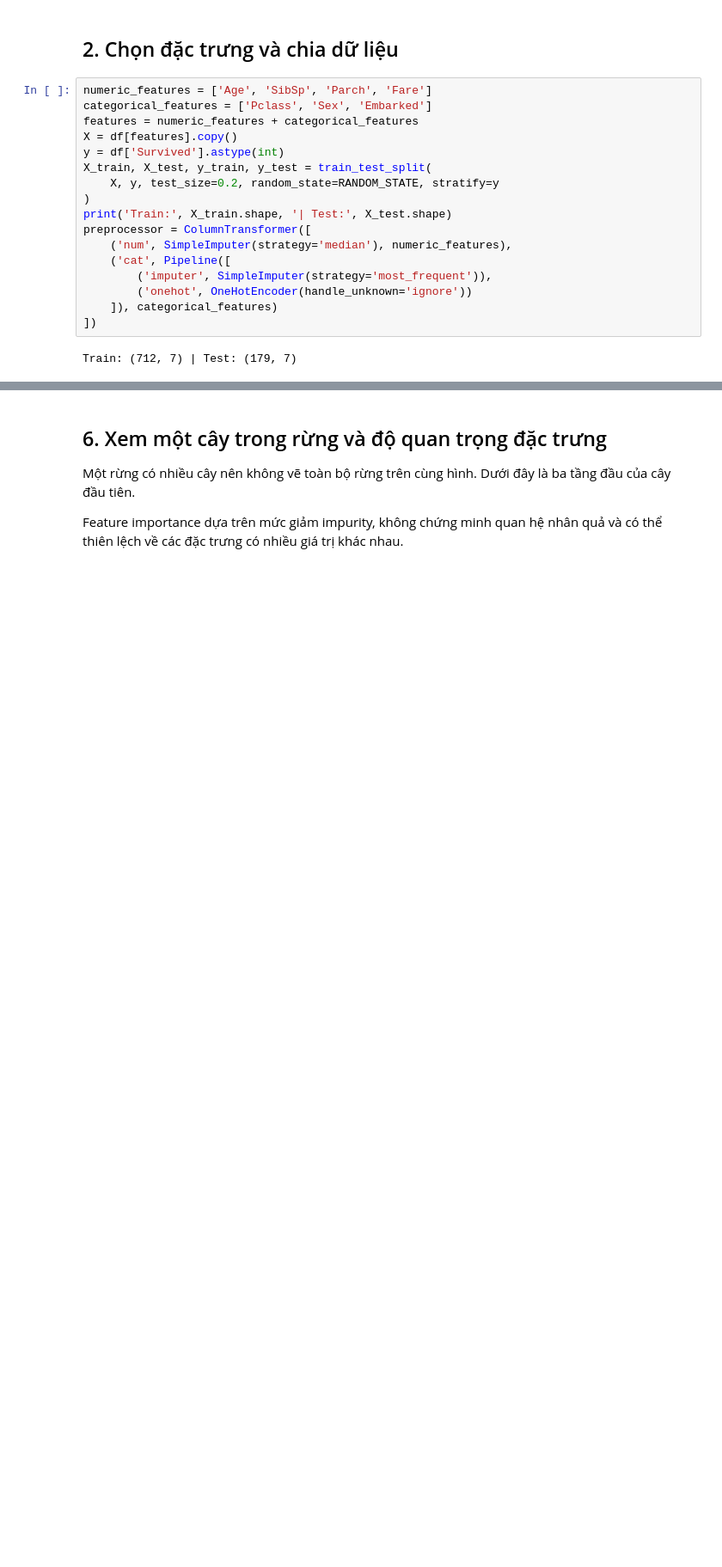
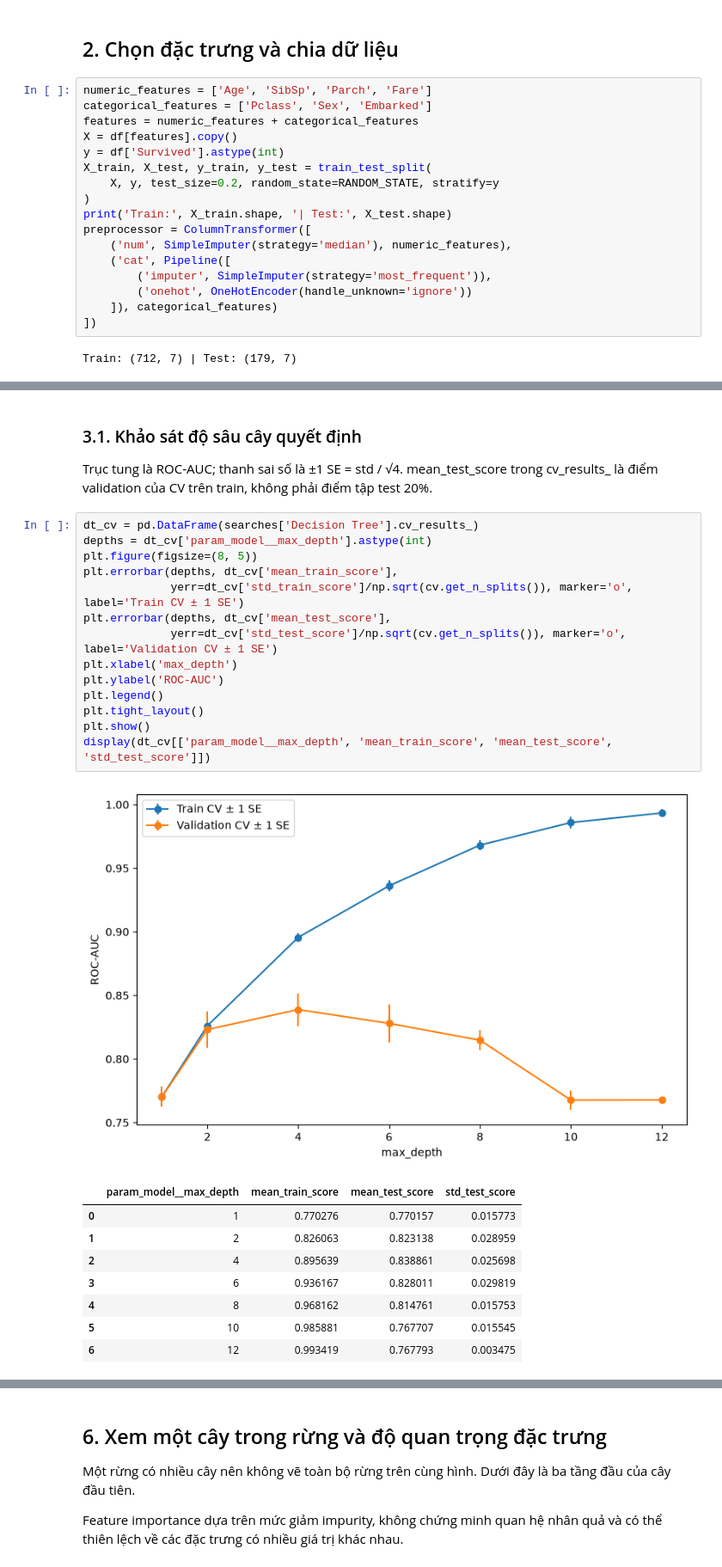
Before and after one commit to n3mchu4/Machine-Learning, a Jupyter notebook: kaggle/Titanic-EDA/src/main.ipynb, the cells around one changed output, grey strips where cells are left out. Shown at 86% size. Drawn from its saved outputs; the diff is of its cells as text; blank space fills up the shorter version.

```diff
--- a/kaggle/Titanic-EDA/src/main.ipynb
+++ b/kaggle/Titanic-EDA/src/main.ipynb
@@ -122,0 +138,27 @@ Mô hình được chọn theo CV: Random Forest
+# %% [markdown]
+### 3.1. Khảo sát độ sâu cây quyết định
+Trục tung là ROC-AUC; thanh sai số là ±1 SE = std / √4. mean_test_score trong cv_results_ là điểm validation của CV trên train, không phải điểm tập test 20%.
+# %%
+dt_cv = pd.DataFrame(searches['Decision Tree'].cv_results_)
+depths = dt_cv['param_model__max_depth'].astype(int)
+plt.figure(figsize=(8, 5))
+plt.errorbar(depths, dt_cv['mean_train_score'],
+             yerr=dt_cv['std_train_score']/np.sqrt(cv.get_n_splits()), marker='o', label='Train CV ± 1 SE')
+plt.errorbar(depths, dt_cv['mean_test_score'],
+             yerr=dt_cv['std_test_score']/np.sqrt(cv.get_n_splits()), marker='o', label='Validation CV ± 1 SE')
+plt.xlabel('max_depth')
+plt.ylabel('ROC-AUC')
+plt.legend()
+plt.tight_layout()
+plt.show()
+display(dt_cv[['param_model__max_depth', 'mean_train_score', 'mean_test_score', 'std_test_score']])
+# %% [output]
+[figure, added]
+|  | param_model__max_depth | mean_train_score | mean_test_score | std_test_score |
+| 0 | 1 | 0.770276 | 0.770157 | 0.015773 |
+| 1 | 2 | 0.826063 | 0.823138 | 0.028959 |
+| 2 | 4 | 0.895639 | 0.838861 | 0.025698 |
+| 3 | 6 | 0.936167 | 0.828011 | 0.029819 |
+| 4 | 8 | 0.968162 | 0.814761 | 0.015753 |
+| 5 | 10 | 0.985881 | 0.767707 | 0.015545 |
+| 6 | 12 | 0.993419 | 0.767793 | 0.003475 |
```
Also changed, not shown: parts of 17 cells of this notebook, 3 other files.
